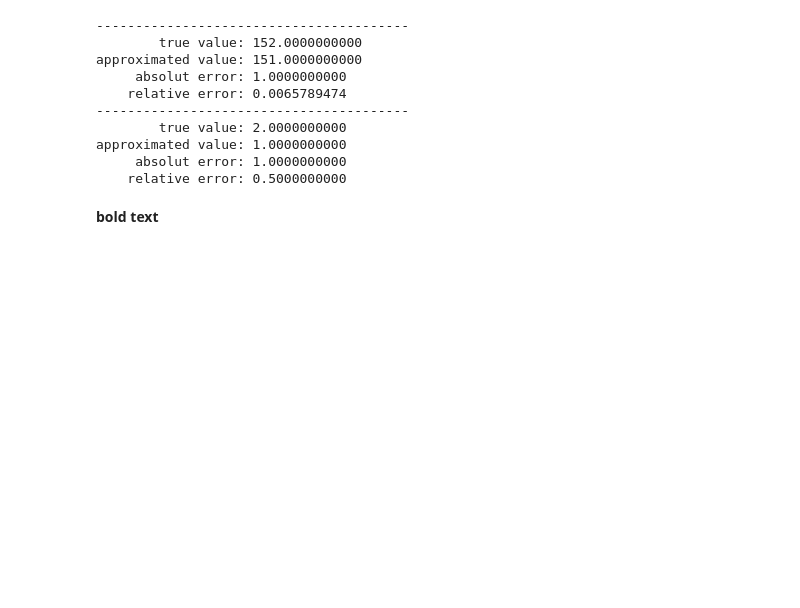
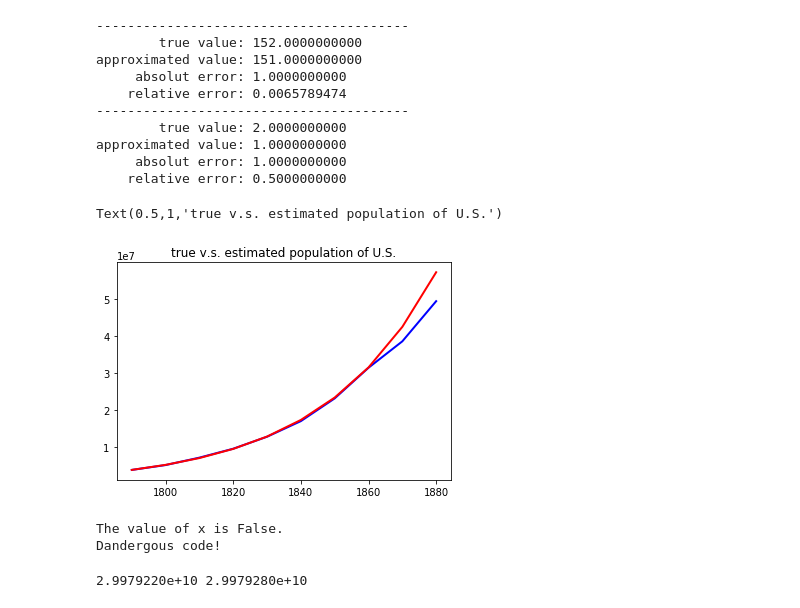
Before and after one commit to baojianzhou/csi-401, a Jupyter notebook: chapter02/example-03.ipynb, the cells around one changed output. Saved outputs shown, nothing was run; the diff lists cells and outputs as text; code cells hidden in the pictures; blank space fills up the shorter version.

```diff
--- a/chapter02/example-03.ipynb
+++ b/chapter02/example-03.ipynb
@@ -5,3 +1,17 @@ def printmd(string):
+# %%
+%matplotlib inline
+import matplotlib
+import numpy as np
+import matplotlib.pyplot as plt
+font = {'family' : 'normal',
+        'weight' : 'bold',
+        'size'   : 20}
+matplotlib.rc('font', **font)
+from pylab import rcParams
+rcParams['figure.figsize'] = 10, 6
+from matplotlib import rc
+rc('font',**{'family':'sans-serif','sans-serif':['Helvetica']})
+rc('text', usetex=True)
 # %%
 # In this section, we introduce two errors, namely, absolute error and relative error.
 # absolute error is defined as: absolute error = true value - approximate value = x_T - x_A
@@ -62,6 +71,3 @@ approximated value: 1.0000000000
     relative error: 0.5000000000
 # %%
 # Significant digits
-printmd("**bold text**")
-# %% [output]
-**bold text**
@@ -69,0 +74,60 @@ printmd("**bold text**")
+# %%
+# 4 types of errors
+# modeling errors
+def population_growth_model(t):
+    k = 0.02975
+    n_0 = 3929000 * np.exp(-1790*k)
+    population = n_0 * np.exp(k * t)
+    return population
+
+list_years = [1790, 1800, 1810, 1820, 1830, 1840, 1850, 1860, 1870, 1880]
+# true populations listed by years.
+true_populations = [3929214, 5236631, 7239881, 9638453, 12866020,
+                    17069453, 23191876, 31443321, 38558371, 49371340]
+
+# get approximated populations by population growth model.
+approxi_populations = [population_growth_model(year) for year in list_years]
+
+plt.plot(list_years,true_populations,linewidth=2.,color='blue',label='True population')
+plt.plot(list_years,approxi_populations,linewidth=2.,color='red',label='Estimated population')
+plt.title('true v.s. estimated population of U.S.')
+# %% [output]
+Text(0.5,1,'true v.s. estimated population of U.S.')
+[figure, added]
+# %%
+# blunders and mistakes
+
+# Example 1
+pi = 3.1415826 # should be ?
+
+# Example 2
+x = 'True'
+if x=='true':
+    print('The value of x is True.')
+else:
+    print('The value of x is False.')
+
+# Example 3
+x = 0.0
+num_iter = 0
+while x != 1.0:
+    x += 0.1
+    if num_iter > 20000:
+        print('Dandergous code!')
+        break
+    num_iter += 1
+# %% [output]
+The value of x is False.
+Dandergous code!
+# %%
+# Physical measurement errors
+# the speed of light in a vacuum is
+epsilon_max = 0.000003
+epsilon_min = -0.000003
+c_max = (2.997925 + epsilon_max) * (10. ** 10.) # cm/sec
+c_min = (2.997925 + epsilon_min) * (10. ** 10.) # cm/sec
+# because the physical data contain an error, any numerical procedure based on
+# these observations will contain the effect of this observational errors.
+print('%.7e %.7e' % (c_min,c_max))
+# %% [output]
+2.9979220e+10 2.9979280e+10
```
Also changed, not shown: parts of 28 cells of this notebook.
